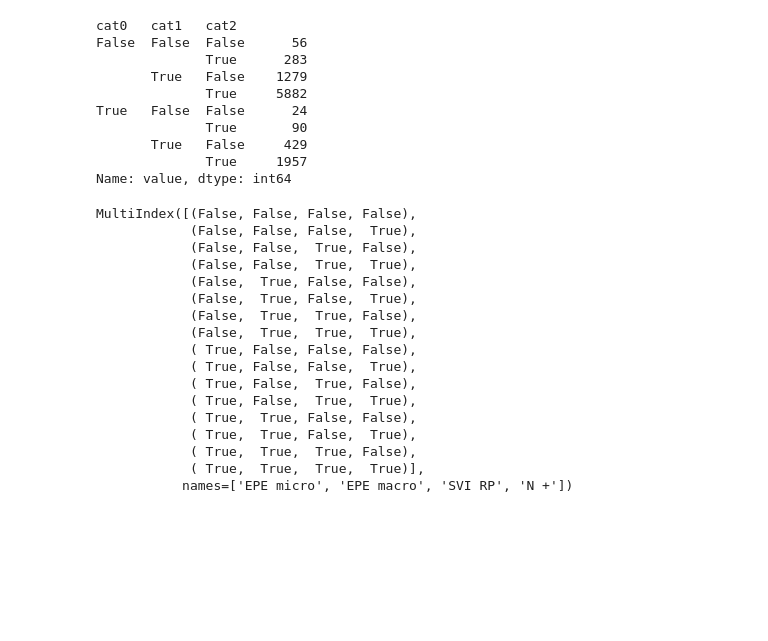
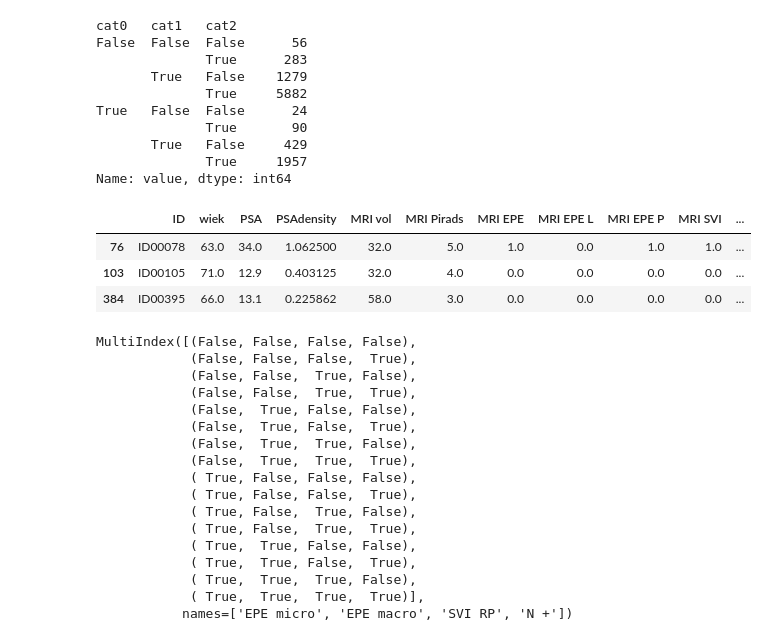
Before and after one commit to PiotrRenk/microscopic-epe-proj, a Jupyter notebook: notebooks/classes_overlap.ipynb, the cells around one changed output. Saved outputs shown, nothing was run; the diff lists cells and outputs as text; code cells hidden in the pictures; blank space fills up the shorter version.

```diff
--- a/notebooks/classes_overlap.ipynb
+++ b/notebooks/classes_overlap.ipynb
@@ -18,6 +18,15 @@ True   False  False      24
 Name: value, dtype: int64
 # %%
 df = pd.read_csv('../materials/processed_df_new.csv')
+# %%
+pd.options.display.max_columns = None
+# %%
+df[(df["SVI RP"] == 1 ) & (df["N +"] == 1) & (df["EPE micro"] + df["EPE macro"] == 0)]
+# %% [output]
+|  | ID | wiek | PSA | PSAdensity | MRI vol | MRI Pirads | MRI EPE | MRI EPE L | MRI EPE P | MRI SVI | ... |
+| 76 | ID00078 | 63.0 | 34.0 | 1.062500 | 32.0 | 5.0 | 1.0 | 0.0 | 1.0 | 1.0 | ... |
+| 103 | ID00105 | 71.0 | 12.9 | 0.403125 | 32.0 | 4.0 | 0.0 | 0.0 | 0.0 | 0.0 | ... |
+| 384 | ID00395 | 66.0 | 13.1 | 0.225862 | 58.0 | 3.0 | 0.0 | 0.0 | 0.0 | 0.0 | ... |
 # %%
 cols = ["EPE micro", "EPE macro", "SVI RP", "N +"]
 # %%
```
